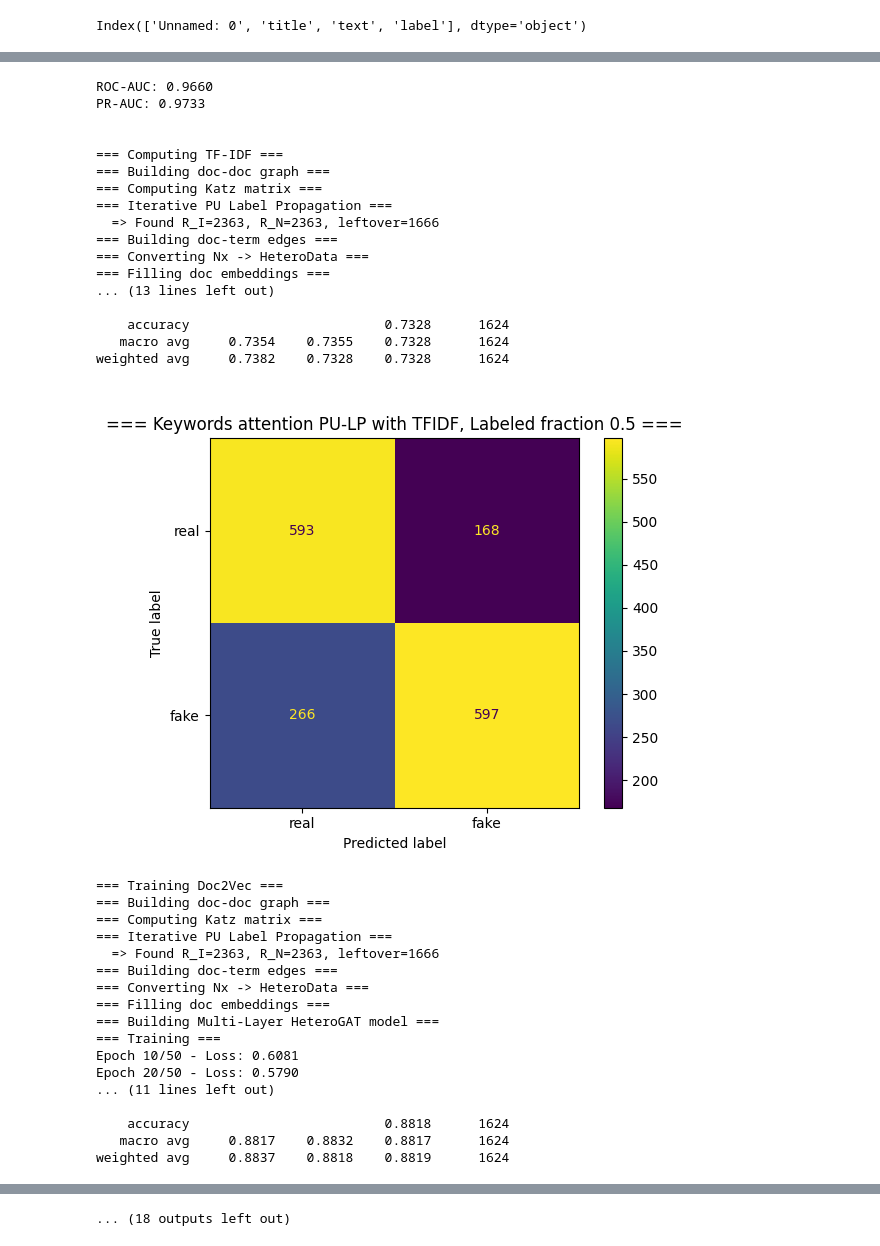
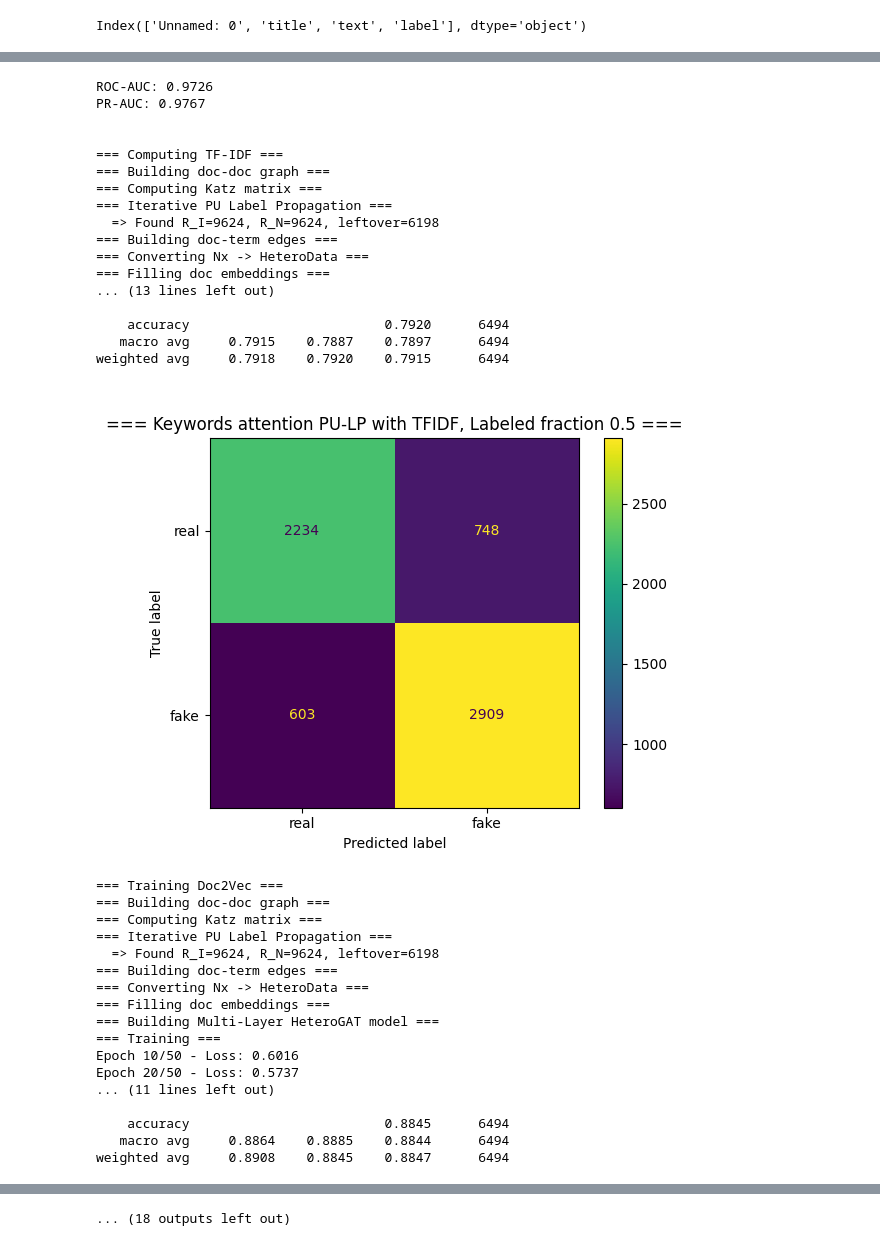
Before and after one commit to rtsonev/kafn-pulp, a Jupyter notebook: draft.ipynb, the cells around one changed output, grey strips where cells are left out. Cells and saved outputs as stored; diff of their text form; code cells hidden in the pictures.

Commit message:
whole dataset

```diff
--- a/draft.ipynb
+++ b/draft.ipynb
@@ -48,3 +47,13 @@ df = pd.read_csv("data/evaluation.csv", on_bad_lines="skip", delimiter=";")
+# %%
+df_train = pd.read_csv("data/train.csv", on_bad_lines="skip", delimiter=";")
+# df_test = pd.read_csv("data/test.csv", on_bad_lines="skip", delimiter=";")
+df_eval = pd.read_csv("data/evaluation.csv", on_bad_lines="skip", delimiter=";")
+
+df = pd.concat([df_train, df_eval], ignore_index=True)
+
+del df_train
+# del df_test
+del df_eval
 # %%
 df.columns
 # %% [output]
@@ -904,6 +923,7 @@ def test_pulp_tfidfvectorizer_pipeline(data: KAFNData):
 # %%
-dataset_file = "data/processed_eval.csv"
+dataset_file = "data/processed.csv"
 fraction = [0.5, 0.4, 0.3, 0.2, 0.1]
+# fraction = [0.3]
 
 
 for fraction in fraction:
@@ -913,6 +933,8 @@ for fraction in fraction:
     test_baseline(data)
     test_pulp_tfidfvectorizer_pipeline(data)
     test_pulp_doc2vec_pipeline(data)
+    del data
+    gc.collect()
 # %% [output]
 === Baseline with TfidfVectorizer and MultinomialNB, Labeled fraction 0.5 ===
               precision    recall  f1-score   support
@@ -927,35 +949,35 @@ weighted avg     0.9067    0.8959    0.8958      1624
-ROC-AUC: 0.9660
-PR-AUC: 0.9733
+ROC-AUC: 0.9726
+PR-AUC: 0.9767
 
 
 === Computing TF-IDF ===
 === Building doc-doc graph ===
 === Computing Katz matrix ===
 === Iterative PU Label Propagation ===
-  => Found R_I=2363, R_N=2363, leftover=1666
+  => Found R_I=9624, R_N=9624, leftover=6198
 === Building doc-term edges ===
 === Converting Nx -> HeteroData ===
 === Filling doc embeddings ===
 ... (13 lines left out)
 
-    accuracy                         0.7328      1624
-   macro avg     0.7354    0.7355    0.7328      1624
-weighted avg     0.7382    0.7328    0.7328      1624
+    accuracy                         0.7920      6494
+   macro avg     0.7915    0.7887    0.7897      6494
+weighted avg     0.7918    0.7920    0.7915      6494
-[figure, old version]
+[figure, new version]
 === Training Doc2Vec ===
 === Building doc-doc graph ===
 === Computing Katz matrix ===
 === Iterative PU Label Propagation ===
-  => Found R_I=2363, R_N=2363, leftover=1666
+  => Found R_I=9624, R_N=9624, leftover=6198
 === Building doc-term edges ===
 === Converting Nx -> HeteroData ===
 === Filling doc embeddings ===
 === Building Multi-Layer HeteroGAT model ===
 === Training ===
-Epoch 10/50 - Loss: 0.6081
-Epoch 20/50 - Loss: 0.5790
+Epoch 10/50 - Loss: 0.6016
+Epoch 20/50 - Loss: 0.5737
 ... (11 lines left out)
 
-    accuracy                         0.8818      1624
-   macro avg     0.8817    0.8832    0.8817      1624
-weighted avg     0.8837    0.8818    0.8819      1624
+    accuracy                         0.8845      6494
+   macro avg     0.8864    0.8885    0.8844      6494
+weighted avg     0.8908    0.8845    0.8847      6494
```
Also changed, not shown: parts of 5 cells of this notebook.
